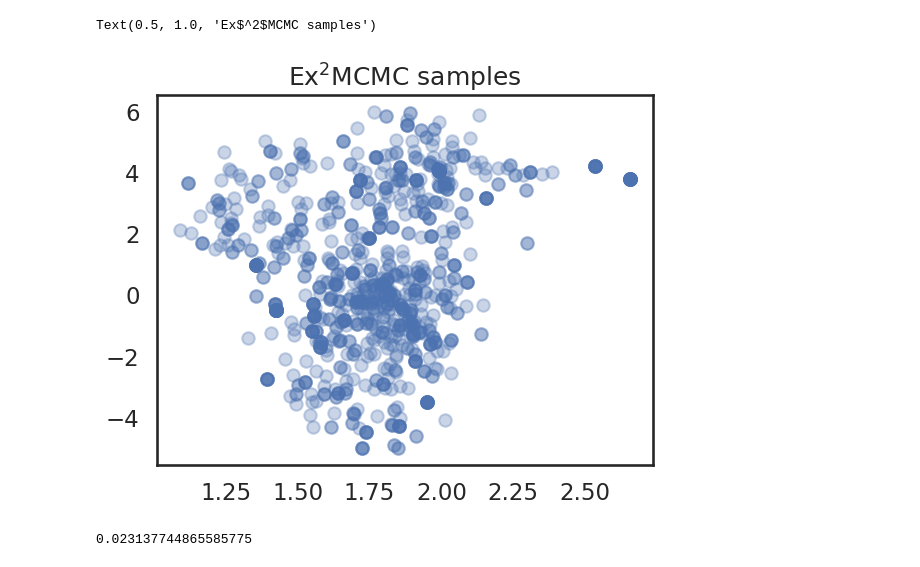
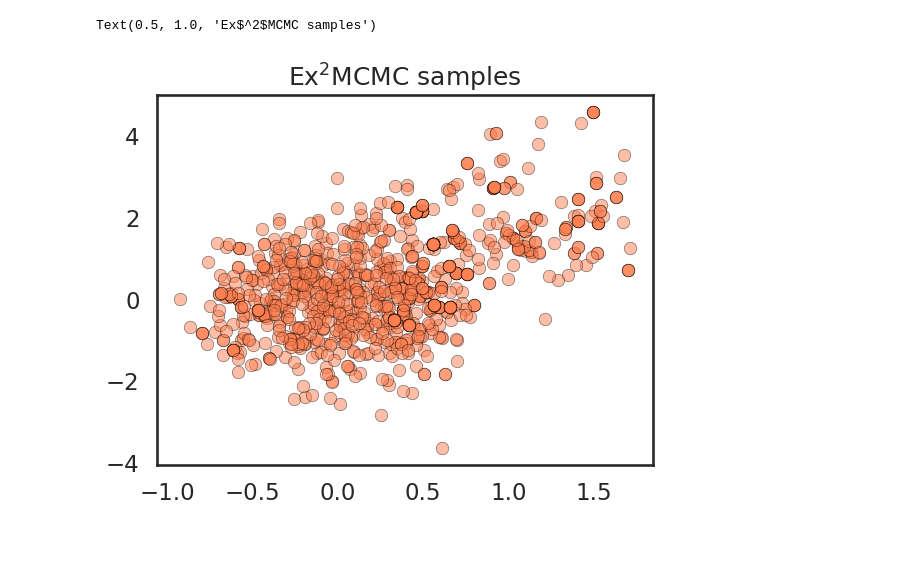
Before and after one commit to svsamsonov/ex2mcmc_new, a Jupyter notebook: colab_notebooks/flex2mcmc_funnel.ipynb, the cells around one changed output. Cells and saved outputs as stored; diff of their text form; code cells hidden in the pictures.

```diff
--- a/colab_notebooks/flex2mcmc_funnel.ipynb
+++ b/colab_notebooks/flex2mcmc_funnel.ipynb
@@ -144,10 +127,10 @@ class Funnel(object):
         dim - dimension
         nu - parameter
     """
-    def __init__(self, dim: int, a: float=3):
+    def __init__(self, dim: int):
         self._dim = dim
-        self.a = a
-        self.normal_last = Normal(0, a)
+        self.a = 3
+        self.normal_last = Normal(0, self.a)
 
     @property
     def dim(self) -> int:
@@ -174,17 +157,18 @@ class Funnel(object):
         ax.contour(Y, X, Z.exp(),
                    #levels = levels,
                    levels=3,
-                   alpha=1., cmap='inferno')
+                   alpha=1., colors='midnightblue', linewidths=1)
 # %%
 dim = 100
-funnel = Funnel(dim=dim, a=2)
+funnel = Funnel(dim=dim)
 ax = plt.subplot()
 funnel.plot_2d_countour(ax)
 
-random_seed(42)
+random_seed(SEED)
 start_funnel = torch.randn((N_CHAINS, funnel.dim))
+
 proj_slice = [-2, -1]
-plt.scatter(*start_funnel[:, proj_slice].T, s=10, label='starting points')
+plt.scatter(*start_funnel[:, proj_slice].T, s=30, c='coral', edgecolors='black', linewidth=0.5, alpha=0.5, label='starting points', marker='o')
 plt.title('Funnel')
 plt.legend()
 plt.show()
@@ -214,12 +197,13 @@ n_mala_steps = 3
 
 proposal = MNormal(torch.zeros(dim, device=device), 1 ** 2 * torch.eye(dim, device=device))
 
+random_seed(SEED)
 chains, meta = ex2mcmc(
     start_funnel.to(device),
     funnel,
     proposal,
     N_SAMPLES,
-    BURN_IN,
+    0,
     step_size=step_size,
     n_particles=n_particles,
     n_mala_steps=n_mala_steps,
@@ -232,9 +216,9 @@ plot_result(chains, funnel, proj_dim1=PROJ_DIM1, proj_dim2=PROJ_DIM2)
 # %%
-plt.scatter(chains.view(-1, dim)[:, PROJ_DIM1], chains.view(-1, dim)[:, PROJ_DIM2], alpha=0.3)
+plt.scatter(chains.view(-1, dim)[:, PROJ_DIM1], chains.view(-1, dim)[:, PROJ_DIM2], c='coral', edgecolors='black', linewidth=0.5, alpha=0.5, marker='o',)
 plt.title(r'Ex$^2$MCMC samples')
 # %% [output]
 Text(0.5, 1.0, 'Ex$^2$MCMC samples')
-[figure, old version]
+[figure, new version]
 # %%
 step_size = 0.1
 target_acceptance = 0.67
@@ -273,7 +256,5 @@ _, meta = flex2mcmc(
 
 proposal.eval();
 # %%
-step_size = meta['step_size'][-1]
-print(step_size)
+# step_size = meta['step_size'][-1]
+# print(step_size)
-# %% [output]
-0.023137744865585775
```
Also changed, not shown: parts of 15 cells of this notebook.
